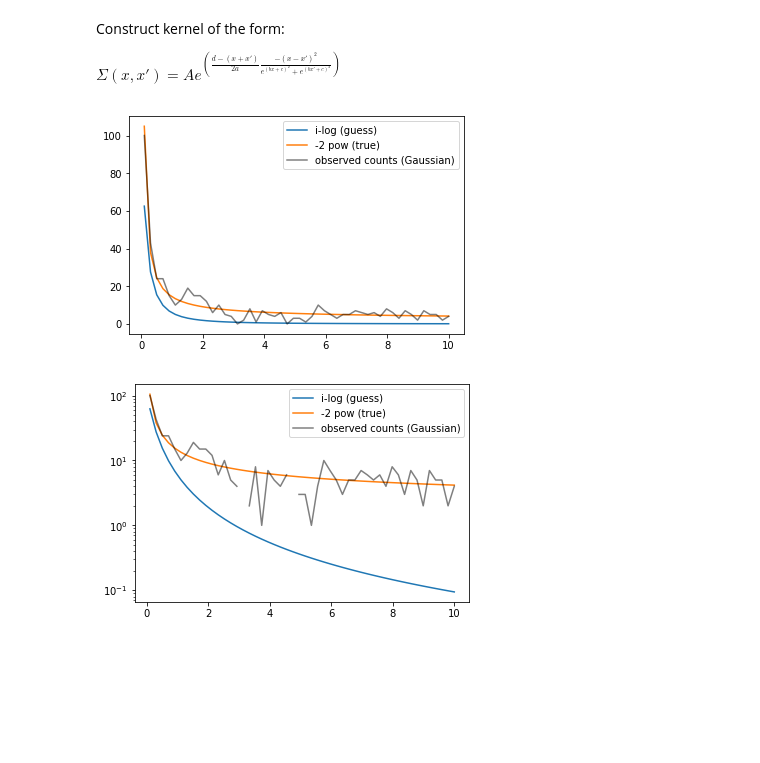
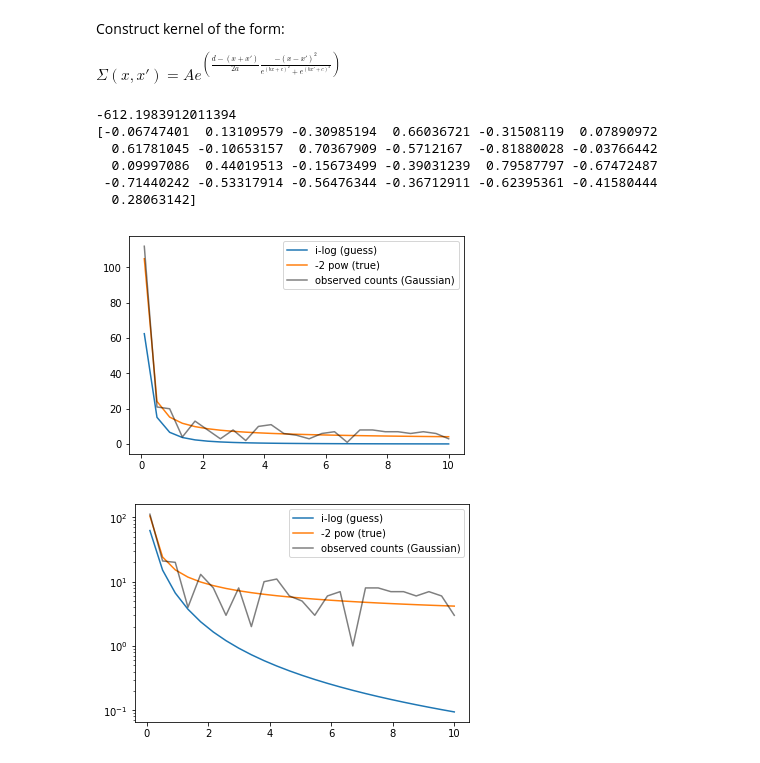
Before and after one commit to ChrisIck/Poisson-GPs, a Jupyter notebook: Minimization Test.ipynb, the cells around one changed output. Cells and saved outputs as stored; diff of their text form; code cells hidden in the pictures; blank space fills up the shorter version.

```diff
--- a/Minimization Test.ipynb
+++ b/Minimization Test.ipynb
@@ -77,5 +51,0 @@ def lprob(mu, s, ni, y, cov, invcov = None, bounds = None):
-# %%
-from autograd import grad
-
-nln_bin_grad = grad(neg_log_like_PGP_bin)
-nln_MV_grad = grad(neg_log_like_PGP_MV)
@@ -130,7 +85,7 @@ def kernel2(x1,x2, params):
 # %%
 %matplotlib inline
 
-N = 50
+N = 25
 x = np.linspace(.1,10,N)
 xtrue = np.linspace(.1,10,N)
 scale = 1e1
@@ -141,55 +96,53 @@ ymodel = scale * f5(x)
 ytrue = scale * f4(x)
 ytrue_t = scale * f4(xtrue)
 yguess = scale * f4(xtrue)
+signal0 = np.zeros(N)
 
-#cov = makekernel(xtrue, kernel1, kparams1, sigma = np.zeros(N))#np.sqrt(ytrue_t))
-cov = makekernel(xtrue, kernel2, kparams2)#np.sqrt(ytrue_t))
 
-#n_G = normal(loc=ytrue_t, scale = np.sqrt(ytrue_t))
-#n_G = multivariate_normal(ytrue_t, cov)
-#n_G = poisson(n_G)
+cov = makekernel(xtrue, kernel1, kparams1)
+#cov = makekernel(xtrue, kernel2, kparams2)
+
+
 n_G = poisson(ytrue_t)
 
+
+print neg_log_like_PGP(yguess, signal0, n_G, yguess, cov)
+print nln_MV_grad(yguess, signal0, n_G, yguess, cov)
 
 yg_up = yguess + 2.*np.sqrt(yguess)
 yg_low = yguess - 2.*np.sqrt(yguess)
 
 for i in range(N):
     if yg_low[i]<0.:
         yg_low[i] = 1e-5
 boundarray = [(yg_low[i], yg_up[i]) for i in range(N)]
-signal0 = np.zeros(N)
 
-#print nln_MV_grad(yguess, signal0, n_G, yguess, cov)
+
+
 
 plt.figure()
 plt.plot(x,ymodel, label = "i-log (guess)")
 plt.plot(x,ytrue, label = "-2 pow (true)")
 plt.plot(xtrue,n_G, 'k-', alpha = 0.5, label = "observed counts (Gaussian)")
 plt.legend(loc='upper right')
 
-'''
-plt.figure()
-plt.plot(xtrue,n_G-ytrue_t, 'b-', alpha = 0.5, label = "GP remainder")
-plt.plot(xtrue,n_G2-ytrue_t, 'r-', alpha = 0.5, label = "GP remainder")
-plt.plot(xtrue,n_G3-ytrue_t, 'g-', alpha = 0.5, label = "GP remainder")
-
-plt.figure()
-plt.plot(xtrue,n_G/ytrue_t, 'b-', alpha = 0.5, label = "GP remainder")
-plt.plot(xtrue,n_G2/ytrue_t, 'r-', alpha = 0.5, label = "GP remainder")
-plt.plot(xtrue,n_G3/ytrue_t, 'g-', alpha = 0.5, label = "GP remainder")
-'''
 plt.figure()
 plt.yscale('log')
 plt.plot(x,ymodel, label = "i-log (guess)")
 plt.plot(x,ytrue, label = "-2 pow (true)")
 plt.plot(xtrue,n_G, 'k-', alpha = 0.5, label = "observed counts (Gaussian)")
 plt.legend(loc='upper right')
 
 plt.show()
 # %% [output]
+-612.1983912011394
+[-0.06747401  0.13109579 -0.30985194  0.66036721 -0.31508119  0.07890972
+  0.61781045 -0.10653157  0.70367909 -0.5712167  -0.81880028 -0.03766442
+  0.09997086  0.44019513 -0.15673499 -0.39031239  0.79587797 -0.67472487
+ -0.71440242 -0.53317914 -0.56476344 -0.36712911 -0.62395361 -0.41580444
+  0.28063142]
-[figure, old version]
+[figure, new version]
-[figure, old version]
+[figure, new version]
 # %%
 from scipy.optimize import curve_fit
 
```
Also changed, not shown: parts of 13 cells of this notebook, 1 other file.
